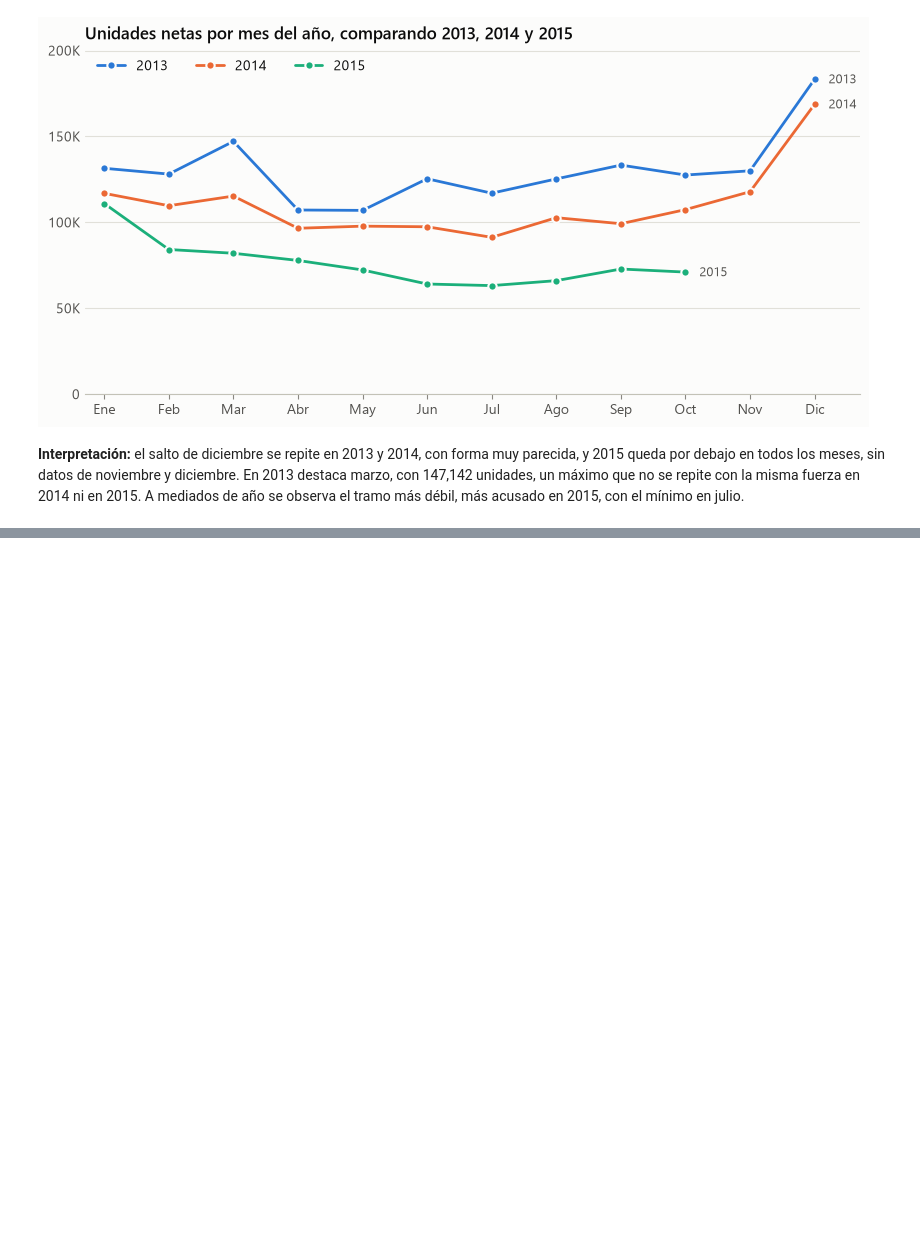
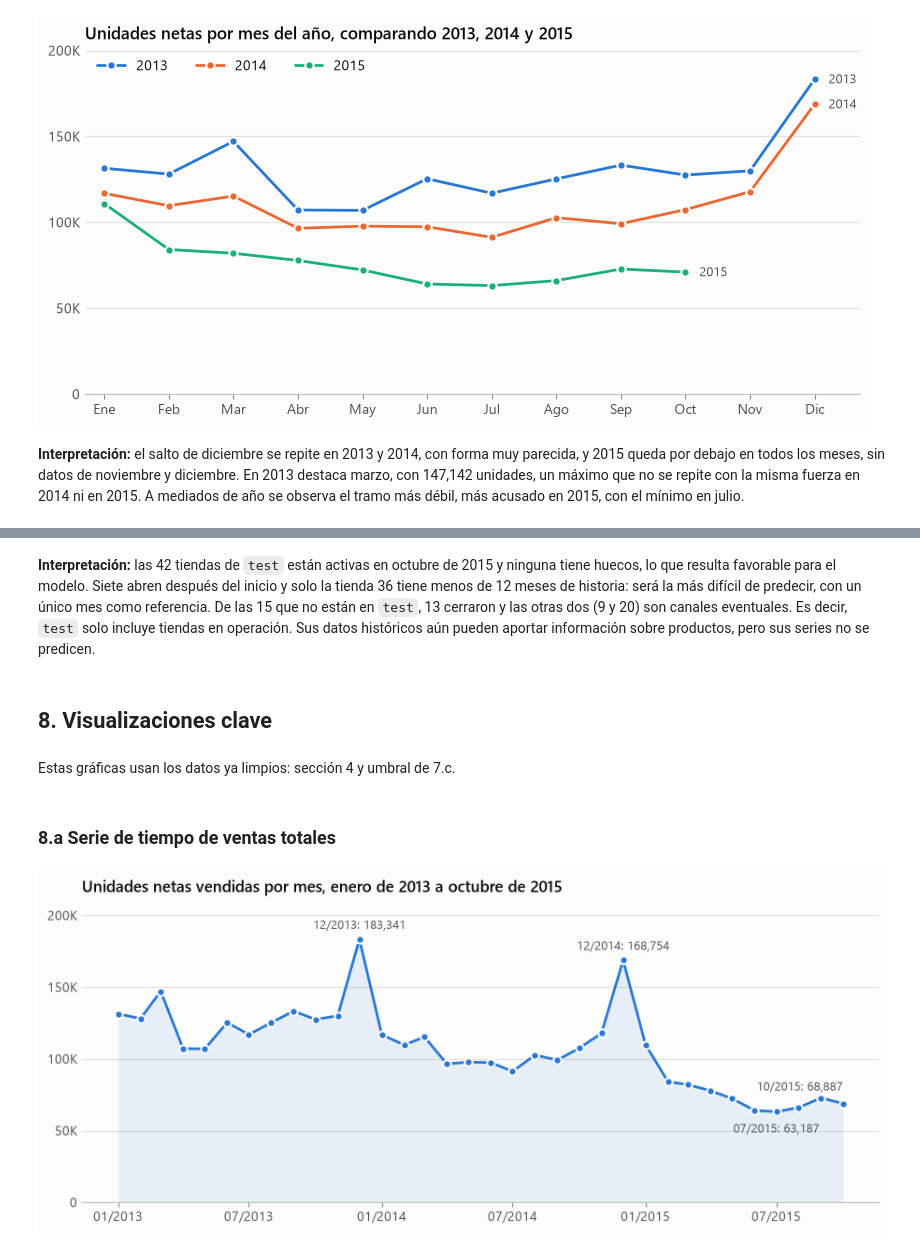
Before and after one commit to Santacruz97/predict-future-sales, a Jupyter notebook: notebooks/01_exploratory_data_analysis.ipynb, the cells around one changed output, grey strips where cells are left out. Cells and saved outputs as stored; diff of their text form; code cells hidden in the pictures; blank space fills up the shorter version.

```diff
--- a/notebooks/01_exploratory_data_analysis.ipynb
+++ b/notebooks/01_exploratory_data_analysis.ipynb
@@ -1566,0 +1964,8 @@ guardar(fig, "6b_patron_mes_anio.png")
+# %%
+filas_otros_picos = []
+for fecha in ("2015-04-14", "2014-05-27"):
+    tabla, unidades_dia, exceso_dia = analizar_pico(fecha, "item_id", n=3)
+    tabla = tabla.join(items.set_index("item_id")["item_name"]).join(primera_venta_producto.rename("primera venta"))
+    tabla.insert(0, "fecha del pico", fecha)
+    filas_otros_picos.append(tabla)
+pd.concat(filas_otros_picos)
@@ -1566,0 +1985,16 @@ guardar(fig, "6b_patron_mes_anio.png")
+# %%
+UMBRAL_PRECIO = 100_000
+UMBRAL_CANTIDAD = 1_000
+
+mascara_extrema = (ventas["item_price"] > UMBRAL_PRECIO) | (ventas["item_cnt_day"] >= UMBRAL_CANTIDAD)
+eliminadas = ventas.loc[mascara_extrema, columnas_extremas]
+filas_antes, unidades_antes_umbral, ingresos_antes_umbral = len(ventas), ventas["item_cnt_day"].sum(), ventas["revenue"].sum()
+
+ventas = ventas[~mascara_extrema].copy()
+sales = sales[~((sales["item_price"] > UMBRAL_PRECIO) | (sales["item_cnt_day"] >= UMBRAL_CANTIDAD))]
+tablas["sales_train"] = sales
+
+print(f"Filas: {filas_antes:,} -> {len(ventas):,} (eliminadas: {filas_antes - len(ventas)}) | sales_train: {len(sales):,}")
+print(f"Unidades eliminadas: {unidades_antes_umbral - ventas['item_cnt_day'].sum():,.0f} ({(1 - ventas['item_cnt_day'].sum() / unidades_antes_umbral) * 100:.3f}%)")
+print(f"Ingresos eliminados: {ingresos_antes_umbral - ventas['revenue'].sum():,.0f} ({(1 - ventas['revenue'].sum() / ingresos_antes_umbral) * 100:.3f}%)")
+eliminadas
@@ -1566,0 +2083,24 @@ guardar(fig, "6b_patron_mes_anio.png")
+# %% [markdown]
+**Interpretación:** las 42 tiendas de `test` están activas en octubre de 2015 y ninguna tiene huecos, lo que resulta favorable para el modelo. Siete abren después del inicio y solo la tienda 36 tiene menos de 12 meses de historia: será la más difícil de predecir, con un único mes como referencia. De las 15 que no están en `test`, 13 cerraron y las otras dos (9 y 20) son canales eventuales. Es decir, `test` solo incluye tiendas en operación. Sus datos históricos aún pueden aportar información sobre productos, pero sus series no se predicen.
+# %% [markdown]
+## 8. Visualizaciones clave
+# %% [markdown]
+Estas gráficas usan los datos ya limpios: sección 4 y umbral de 7.c.
+# %% [markdown]
+### 8.a Serie de tiempo de ventas totales
+# %%
+serie_total = ventas.groupby(ventas["date"].dt.to_period("M"))["item_cnt_day"].sum()
+serie_total.index = serie_total.index.to_timestamp()
+
+fig, ax = plt.subplots(figsize=(11, 4.2))
+ax.plot(serie_total.index, serie_total, color=AZUL, **MARCA)
+ax.fill_between(serie_total.index, serie_total, color=AZUL, alpha=0.1, linewidth=0)
+for fecha, dy, ha in [(serie_total.index[serie_total.index.month == 12][0], 8, "center"), (serie_total.index[serie_total.index.month == 12][1], 8, "center"), (serie_total.idxmin(), -16, "center"), (serie_total.index[-1], 10, "right")]:
+    etiquetar(ax, fecha, serie_total[fecha], f"{fecha:%m/%Y}: {serie_total[fecha]:,.0f}", dy=dy, ha=ha)
+ax.set_title("Unidades netas vendidas por mes, enero de 2013 a octubre de 2015")
+ax.set_ylim(bottom=0, top=serie_total.max() * 1.15)
+eje_y(ax, formato_miles)
+eje_fechas(ax)
+guardar(fig, "8a_serie_ventas_totales.png")
+# %% [output]
+[figure, added]
```
Also changed, not shown: parts of 60 cells of this notebook, 7 other files.
